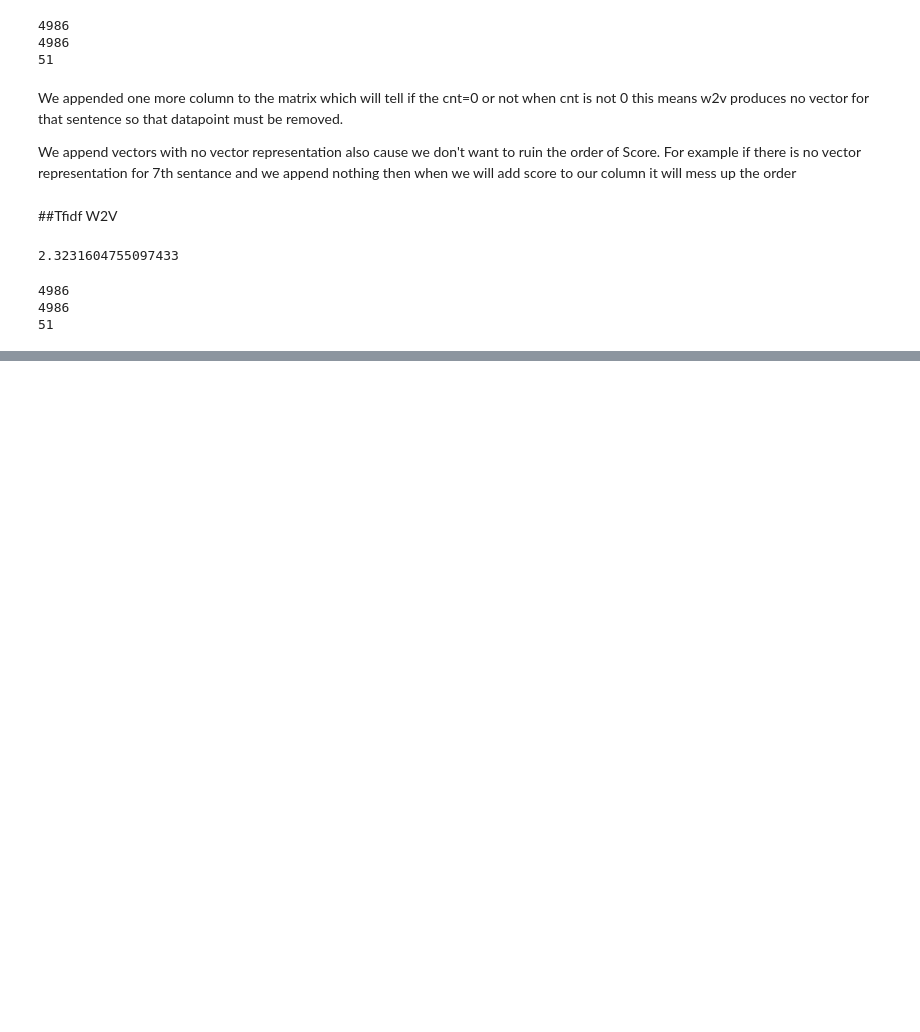
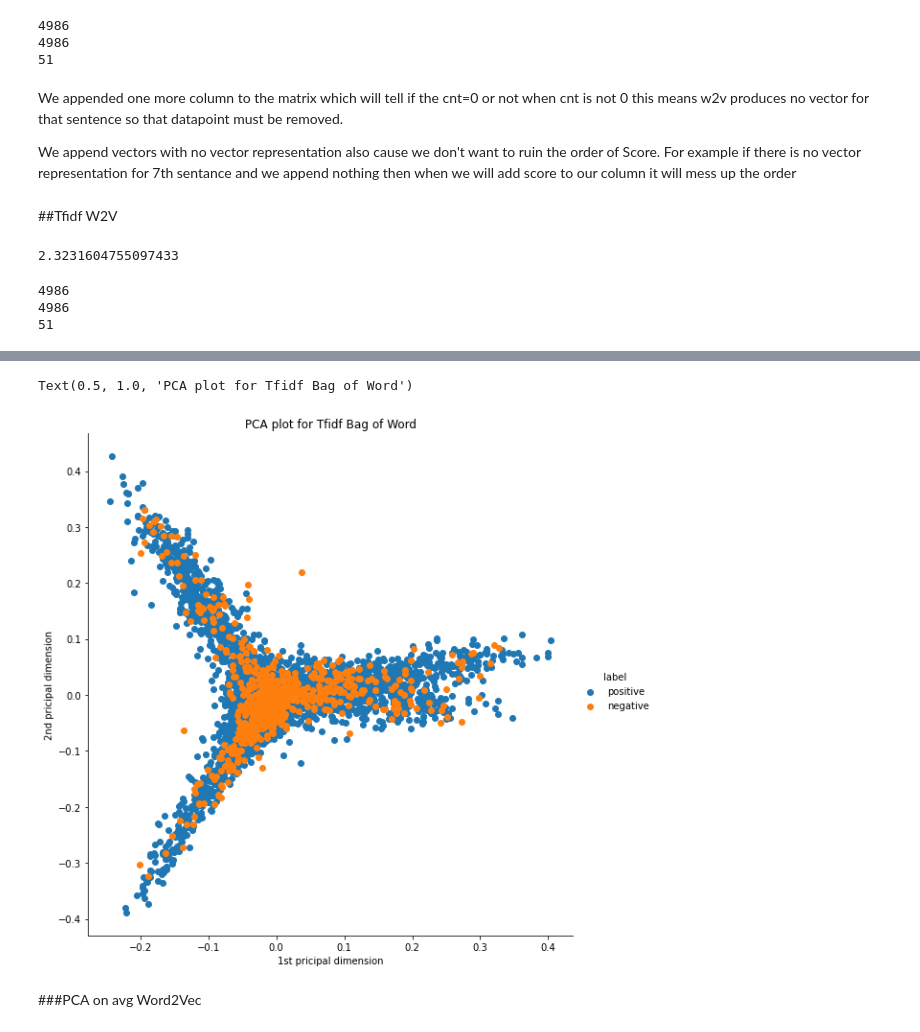
Before and after one commit to pSN0W/AI_Practice, a Jupyter notebook: T_SNE_on_Amazon_fine_food_review.ipynb, the cells around one changed output, grey strips where cells are left out. Drawn from its saved outputs; the diff is of its cells as text; code cells hidden in the pictures; blank space fills up the shorter version.

```diff
--- a/T_SNE_on_Amazon_fine_food_review.ipynb
+++ b/T_SNE_on_Amazon_fine_food_review.ipynb
@@ -387,0 +497,5 @@ print(len(tfidf_w2v[5]))
+# %%
+#Defining the model
+pca = decomposition.PCA()
+pca.n_components=2
+Bow_tfidf_2D = pca.fit_transform(Bow_tfidf_amazon_arr)
@@ -387,0 +517,10 @@ print(len(tfidf_w2v[5]))
+# %%
+# Plotting
+
+sns.FacetGrid(Bow_tfidf_final_df,hue="label",size=8).map(plt.scatter,"1st pricipal dimension","2nd pricipal dimension").add_legend()
+plt.title("PCA plot for Tfidf Bag of Word")
+# %% [output]
+Text(0.5, 1.0, 'PCA plot for Tfidf Bag of Word')
+[figure, added]
+# %% [markdown]
+###PCA on avg Word2Vec
```
Also changed, not shown: parts of 52 cells of this notebook.
